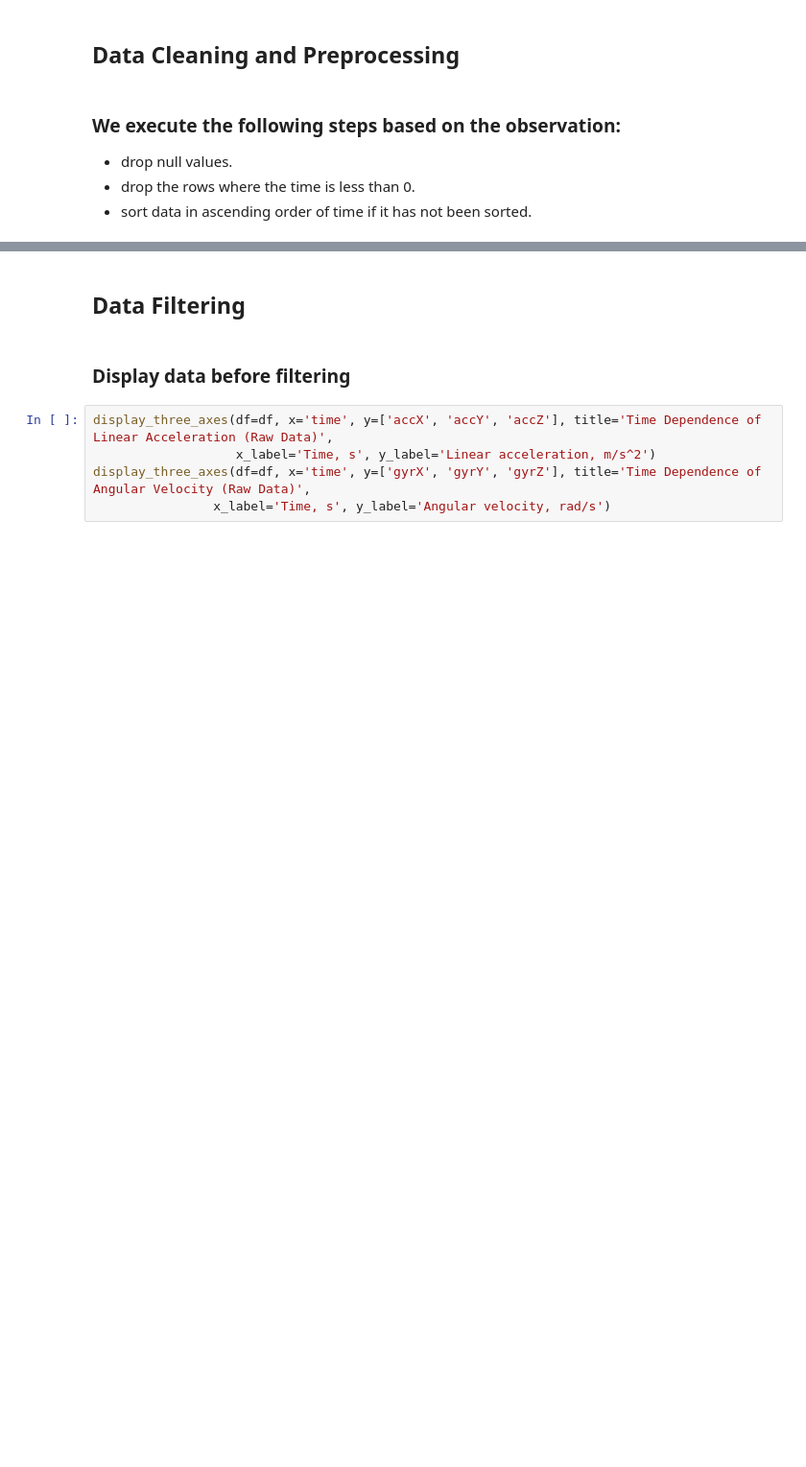
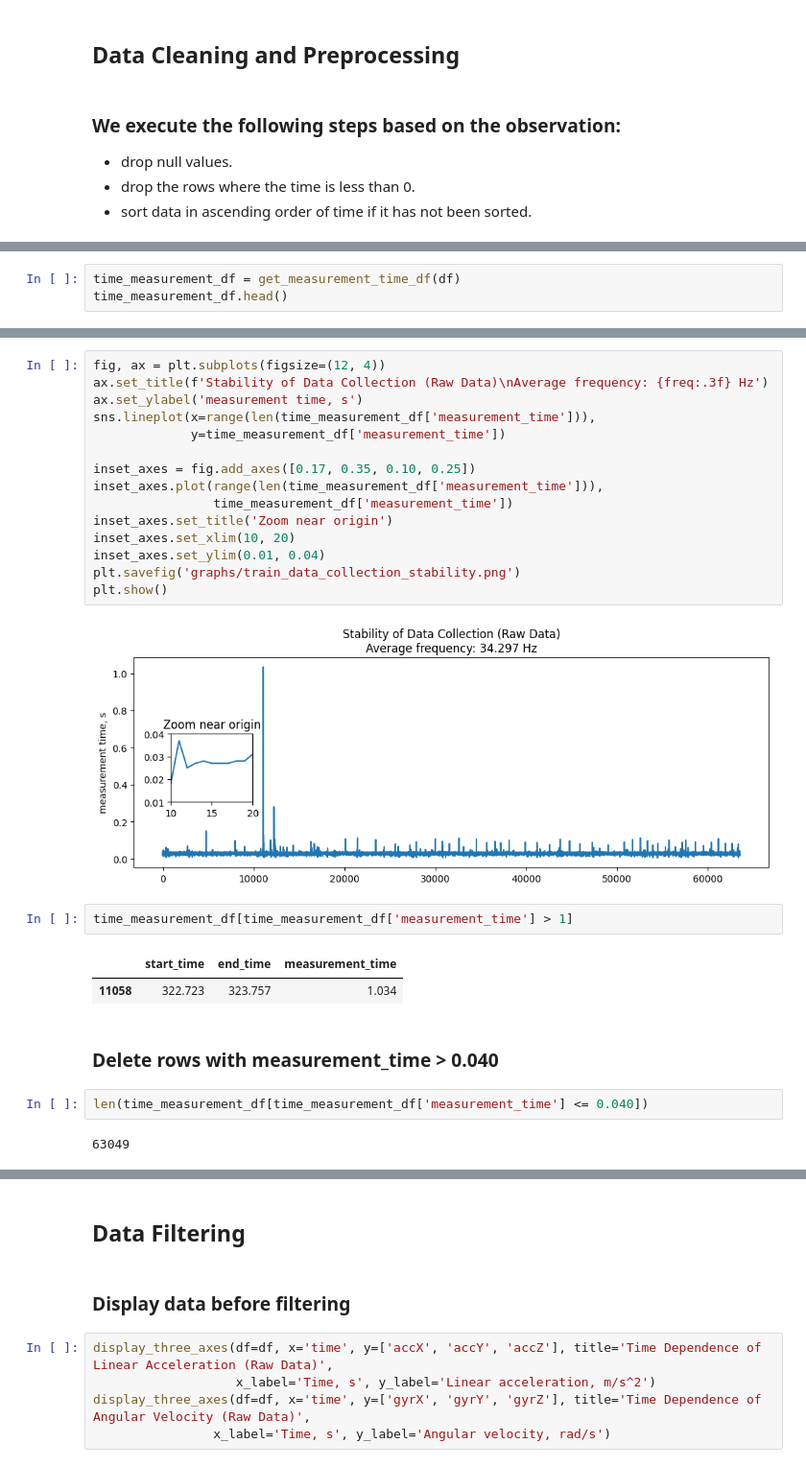
Before and after one commit to Mykhailo20/DS_Bootcamp_2023, a Jupyter notebook: Homework_5/Physical_Activity_Analysis/Features.ipynb, the cells around one changed output, grey strips where cells are left out. Shown at 96% size. Drawn from its saved outputs; the diff is of its cells as text; blank space fills up the shorter version.

Commit message:
Homework_6: Describe in the report the stages of Data Collection, Data Preprocessing and Cleaning, Data Labeling, as well as investigate the measurement period and frequency stability

```diff
--- a/Homework_5/Physical_Activity_Analysis/Features.ipynb
+++ b/Homework_5/Physical_Activity_Analysis/Features.ipynb
@@ -219,0 +280,3 @@ True
+# %%
+time_measurement_df = get_measurement_time_df(df)
+time_measurement_df.head()
@@ -219,0 +290,28 @@ True
+# %%
+fig, ax = plt.subplots(figsize=(12, 4))
+ax.set_title(f'Stability of Data Collection (Raw Data)\nAverage frequency: {freq:.3f} Hz')
+ax.set_ylabel('measurement time, s')
+sns.lineplot(x=range(len(time_measurement_df['measurement_time'])),
+             y=time_measurement_df['measurement_time'])
+
+inset_axes = fig.add_axes([0.17, 0.35, 0.10, 0.25])
+inset_axes.plot(range(len(time_measurement_df['measurement_time'])),
+                time_measurement_df['measurement_time'])
+inset_axes.set_title('Zoom near origin')
+inset_axes.set_xlim(10, 20)
+inset_axes.set_ylim(0.01, 0.04)
+plt.savefig('graphs/train_data_collection_stability.png')
+plt.show()
+# %% [output]
+[figure, added]
+# %%
+time_measurement_df[time_measurement_df['measurement_time'] > 1]
+# %% [output]
+|  | start_time | end_time | measurement_time |
+| 11058 | 322.723 | 323.757 | 1.034 |
+# %% [markdown]
+### Delete rows with measurement_time > 0.040
+# %%
+len(time_measurement_df[time_measurement_df['measurement_time'] <= 0.040])
+# %% [output]
+63049
```
Also changed, not shown: parts of 32 cells of this notebook, 2 other files.
